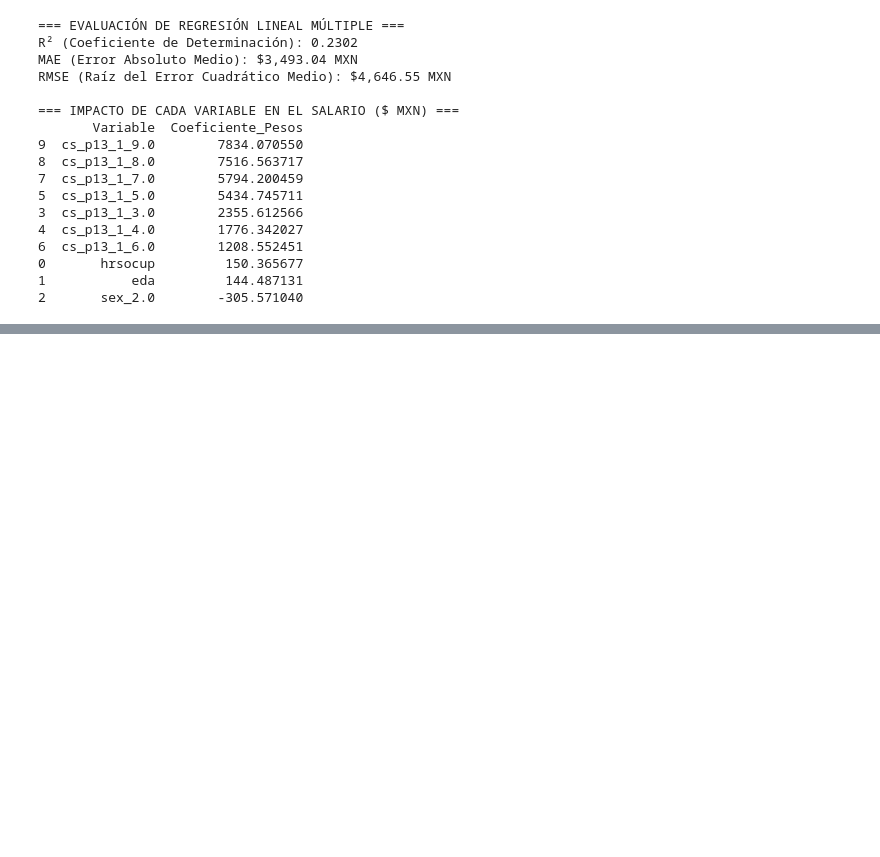
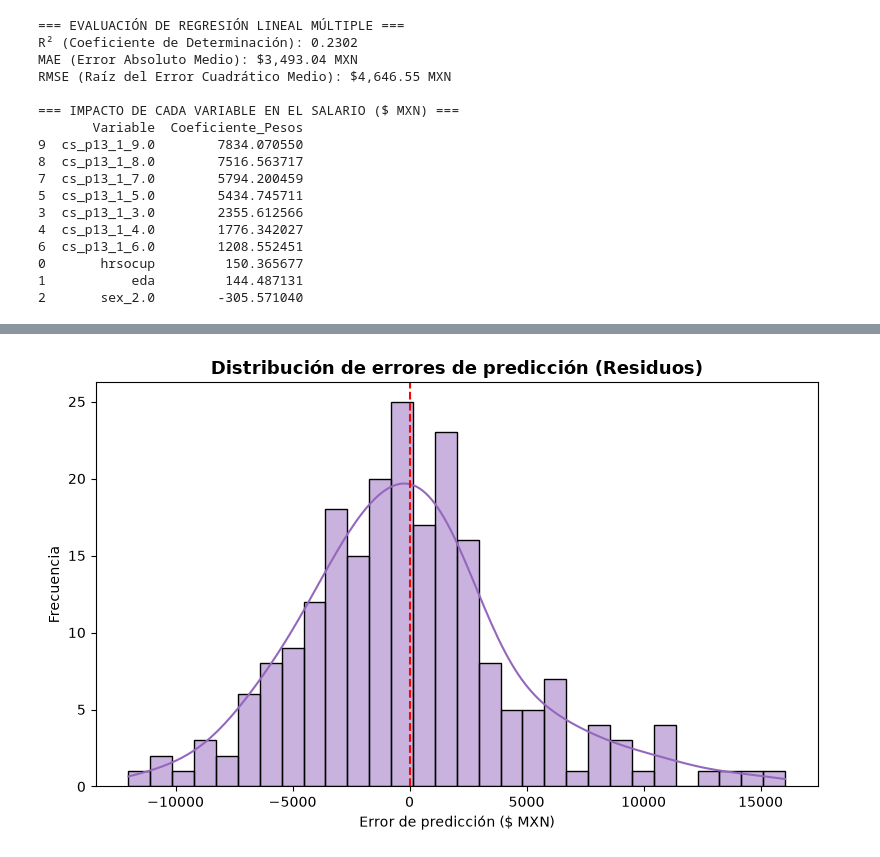
Before and after one commit to Arepaman777/An-lisis-predictivo-y-estad-stico-de-la-empleabilidad-y-salarios-del-sector-docente-en-M-xico, a Jupyter notebook: analisis_salarial_docente/notebooks/02_econometria_y_brecha_genero.ipynb, the cells around one changed output, grey strips where cells are left out. Saved outputs shown, nothing was run; the diff lists cells and outputs as text; code cells hidden in the pictures; blank space fills up the shorter version.

```diff
--- a/analisis_salarial_docente/notebooks/02_econometria_y_brecha_genero.ipynb
+++ b/analisis_salarial_docente/notebooks/02_econometria_y_brecha_genero.ipynb
@@ -64,0 +143,18 @@ RMSE (Raíz del Error Cuadrático Medio): $4,646.55 MXN
+# %%
+residuos = y_test - y_pred
+
+plt.figure(figsize=(8, 5))
+sns.histplot(residuos, kde=True, color="#9467bd", bins=30)
+plt.axvline(0, color="red", linestyle="--", linewidth=1.5)
+plt.title(
+    "Distribución de errores de predicción (Residuos)",
+    fontsize=13,
+    fontweight="bold",
+)
+plt.xlabel("Error de predicción ($ MXN)")
+plt.ylabel("Frecuencia")
+plt.tight_layout()
+plt.savefig("../outputs/figures/distribucion_residuos.png", dpi=300)
+plt.show()
+# %% [output]
+[figure, added]
```
Also changed, not shown: parts of 4 cells of this notebook, 3 other files.
